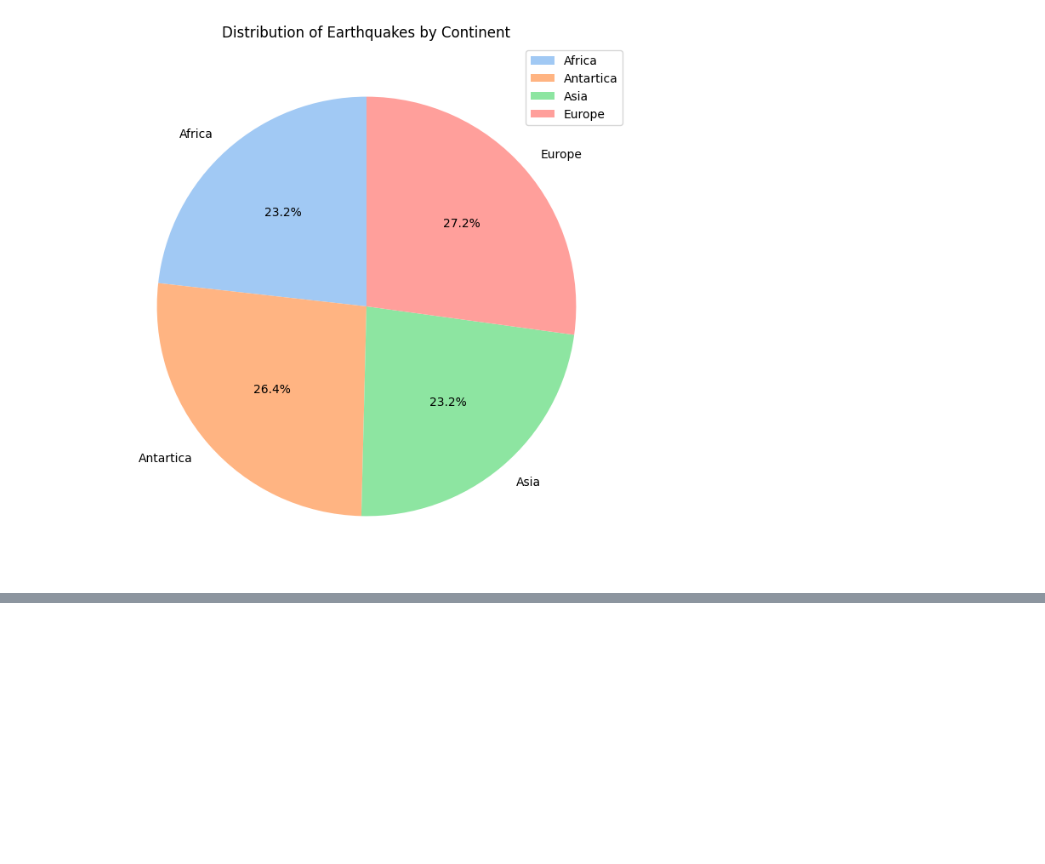
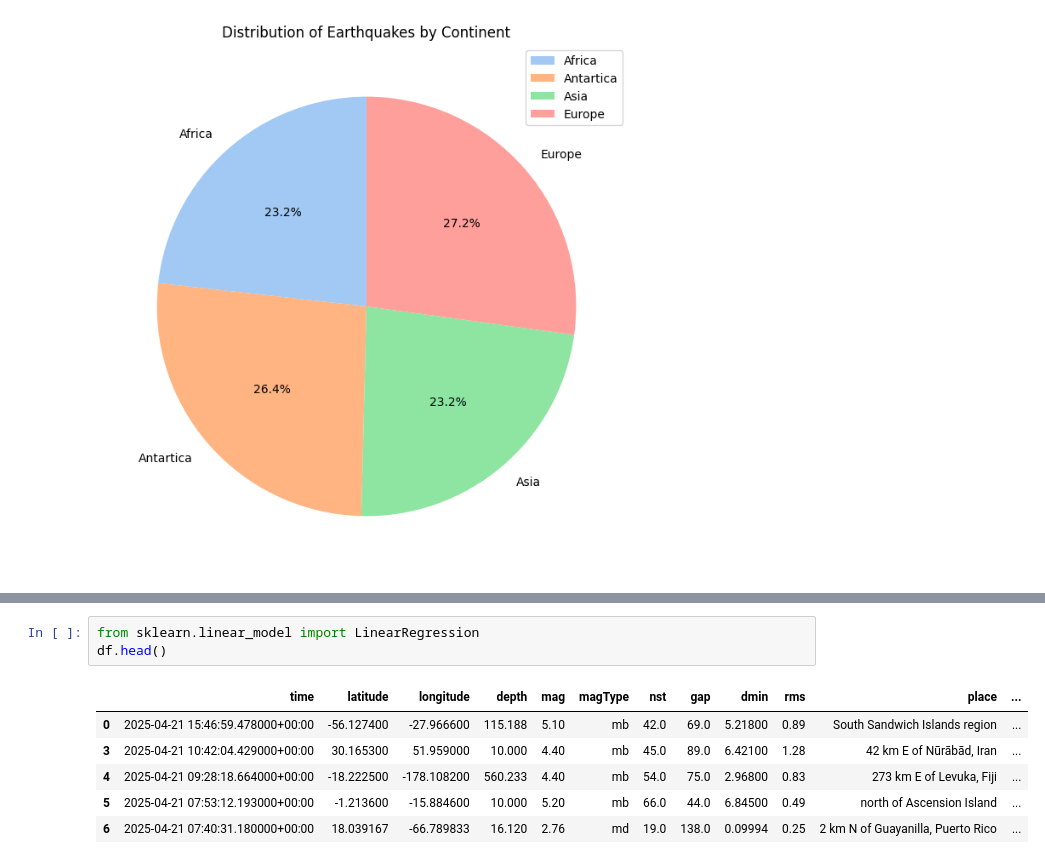
Before and after one commit to Shivamthakur7500/EarthQuack_EDA-project, a Jupyter notebook: project_lab.ipynb, the cells around one changed output, grey strips where cells are left out. Saved outputs shown, nothing was run; the diff lists cells and outputs as text; blank space fills up the shorter version.

```diff
--- a/project_lab.ipynb
+++ b/project_lab.ipynb
@@ -492,0 +545,10 @@ plt.show()
+# %%
+from sklearn.linear_model import LinearRegression
+df.head()
+# %% [output]
+|  | time | latitude | longitude | depth | mag | magType | nst | gap | dmin | rms | place | ... |
+| 0 | 2025-04-21 15:46:59.478000+00:00 | -56.127400 | -27.966600 | 115.188 | 5.10 | mb | 42.0 | 69.0 | 5.21800 | 0.89 | South Sandwich Islands region | ... |
+| 3 | 2025-04-21 10:42:04.429000+00:00 | 30.165300 | 51.959000 | 10.000 | 4.40 | mb | 45.0 | 89.0 | 6.42100 | 1.28 | 42 km E of Nūrābād, Iran | ... |
+| 4 | 2025-04-21 09:28:18.664000+00:00 | -18.222500 | -178.108200 | 560.233 | 4.40 | mb | 54.0 | 75.0 | 2.96800 | 0.83 | 273 km E of Levuka, Fiji | ... |
+| 5 | 2025-04-21 07:53:12.193000+00:00 | -1.213600 | -15.884600 | 10.000 | 5.20 | mb | 66.0 | 44.0 | 6.84500 | 0.49 | north of Ascension Island | ... |
+| 6 | 2025-04-21 07:40:31.180000+00:00 | 18.039167 | -66.789833 | 16.120 | 2.76 | md | 19.0 | 138.0 | 0.09994 | 0.25 | 2 km N of Guayanilla, Puerto Rico | ... |
```
Also changed, not shown: parts of 5 cells of this notebook.
